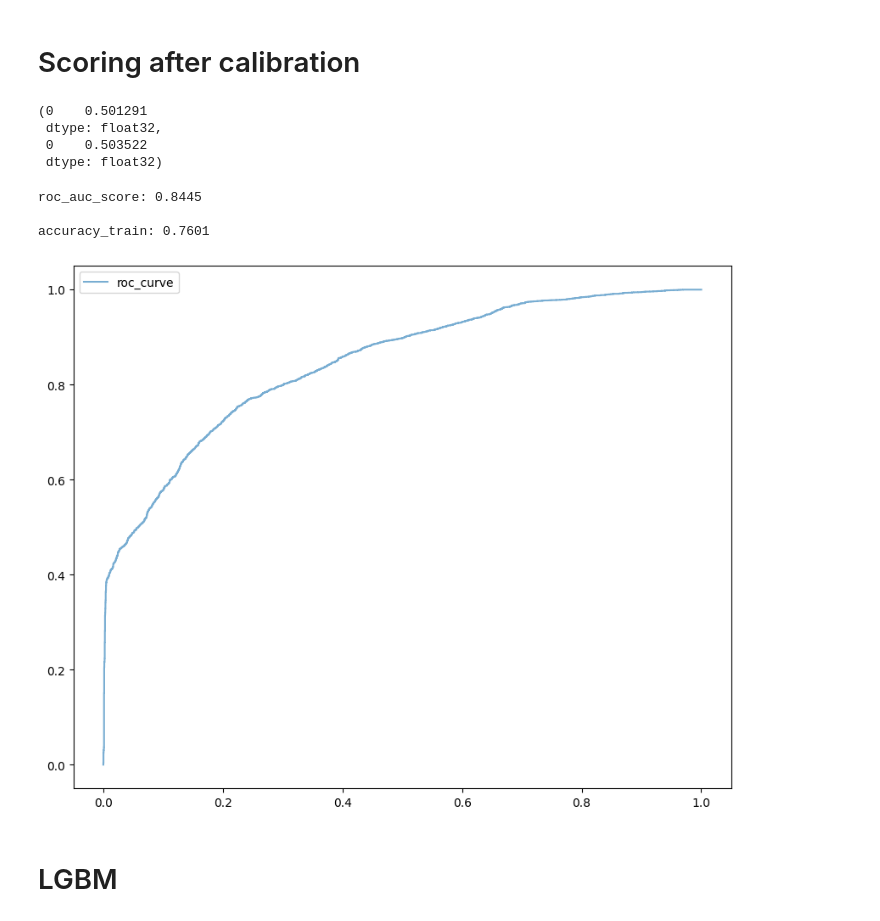
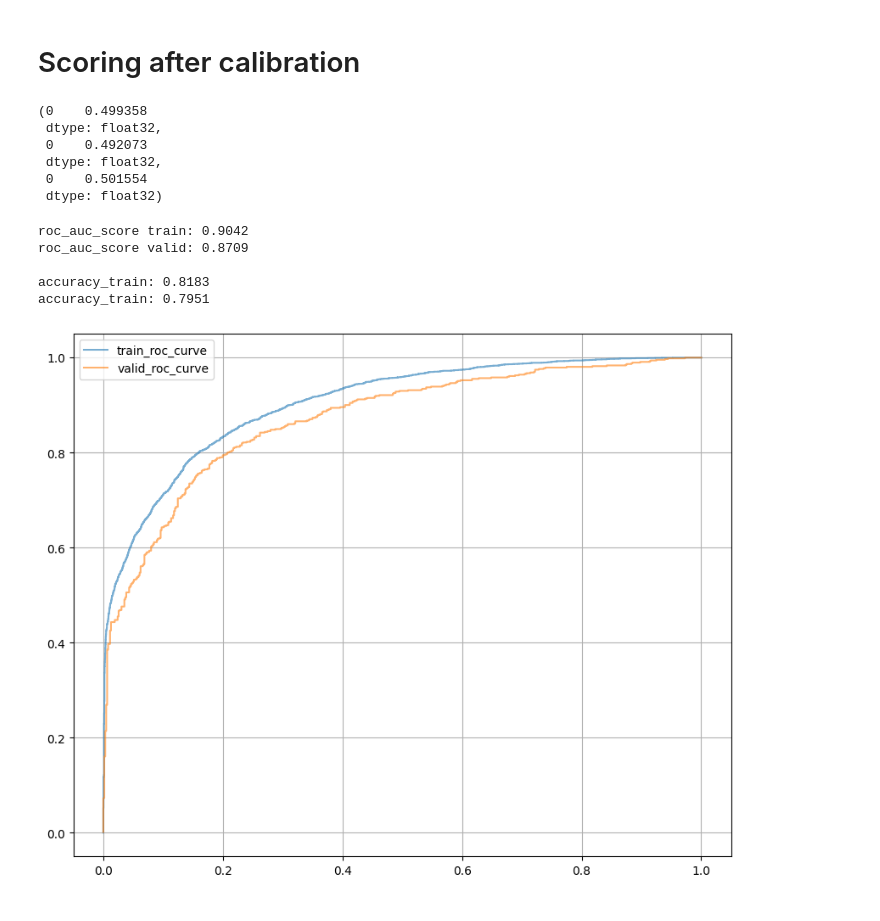
Before and after one commit to Monfin/Torch_tabular_RNN, a Jupyter notebook: Torch_RNN_tables.ipynb, the cells around one changed output. Drawn from its saved outputs; the diff is of its cells as text; code cells hidden in the pictures.

```diff
--- a/Torch_RNN_tables.ipynb
+++ b/Torch_RNN_tables.ipynb
@@ -539,3 +703,15 @@ torch.Size([128, 2])
+# %%
+proba_dataloader_train = torch.utils.data.DataLoader(
+    dataset=proba_custom_dataset_train, batch_size=BATCH_SIZE
+)
+
+proba_dataloader_valid = torch.utils.data.DataLoader(
+    dataset=proba_custom_dataset_valid, batch_size=BATCH_SIZE
+)
+
+proba_dataloader_test = torch.utils.data.DataLoader(
+    dataset=proba_custom_dataset_test, batch_size=BATCH_SIZE
+)
 # %%
 class LogReg(nn.Module):
     __constants__ = ['in_features']
@@ -654,7 +847,7 @@ def scoring_logreg(data, model, test: bool = False):
                 scores.append(output)
         else:
             for (inputs, labels) in tqdm(data, desc='Scoring data...', ncols=80):
-                labels = labels.squeeze().to(device)
+                labels = labels.squeeze().to(DEVICE)
 
                 output = model(inputs.float())
 
@@ -694,29 +887,38 @@ def roc_curve(y_true, probas, class_weight = None):
 
     return tpr_values, fpr_values
 # %%
-train_calib_proba, true_labels = scoring_logreg(proba_dataloader, model_logreg)
-test_calib_proba = scoring_logreg(proba_test_dataloader, model_logreg, test=True)
+train_calib_proba, true_labels = scoring_logreg(proba_dataloader_train, model_logreg)
+valid_calib_proba, true_labels_valid = scoring_logreg(proba_dataloader_valid, model_logreg)
+test_calib_proba = scoring_logreg(proba_dataloader_test, model_logreg, test=True)
 # %%
-train_calib_proba.mean(), test_calib_proba.mean()
+train_calib_proba.mean(), valid_calib_proba.mean(), test_calib_proba.mean()
 # %% [output]
-(0    0.501291
+(0    0.499358
  dtype: float32,
- 0    0.503522
+ 0    0.492073
+ dtype: float32,
+ 0    0.501554
  dtype: float32)
 # %%
 tpr_train, fpr_train = roc_curve(true_labels.numpy(), train_calib_proba.values.ravel())
+tpr_valid, fpr_valid = roc_curve(true_labels_valid.numpy(), valid_calib_proba.values.ravel())
 # %%
 ax = plt.figure(figsize=(10, 8)).add_subplot()
-print("roc_auc_score: %.4f\n" % np.trapz(tpr_train, fpr_train))
-print("accuracy_train: %.4f\n" % (torch.sum(torch.from_numpy(train_calib_proba.values.ravel()).round() == true_labels) / len(true_labels)).numpy())
+print("roc_auc_score train: %.4f" % np.trapz(tpr_train, fpr_train))
+print("roc_auc_score valid: %.4f\n" % np.trapz(tpr_valid, fpr_valid))
 
-ax.plot(fpr_train, tpr_train, alpha=0.6, label='roc_curve')
+print("accuracy_train: %.4f" % (torch.sum(torch.from_numpy(train_calib_proba.values.ravel()).round() == true_labels) / len(true_labels)).numpy())
+print("accuracy_train: %.4f\n" % (torch.sum(torch.from_numpy(valid_calib_proba.values.ravel()).round() == true_labels_valid) / len(true_labels_valid)).numpy())
+
+ax.plot(fpr_train, tpr_train, alpha=0.6, label='train_roc_curve')
+ax.plot(fpr_valid, tpr_valid, alpha=0.6, label='valid_roc_curve')
+ax.grid()
 ax.legend(loc=2)
 plt.show()
 # %% [output]
-roc_auc_score: 0.8445
+roc_auc_score train: 0.9042
+roc_auc_score valid: 0.8709
 
-accuracy_train: 0.7601
+accuracy_train: 0.8183
+accuracy_train: 0.7951
-[figure, old version]
+[figure, new version]
-# %% [markdown]
-# LGBM
```
Also changed, not shown: parts of 50 cells of this notebook.
